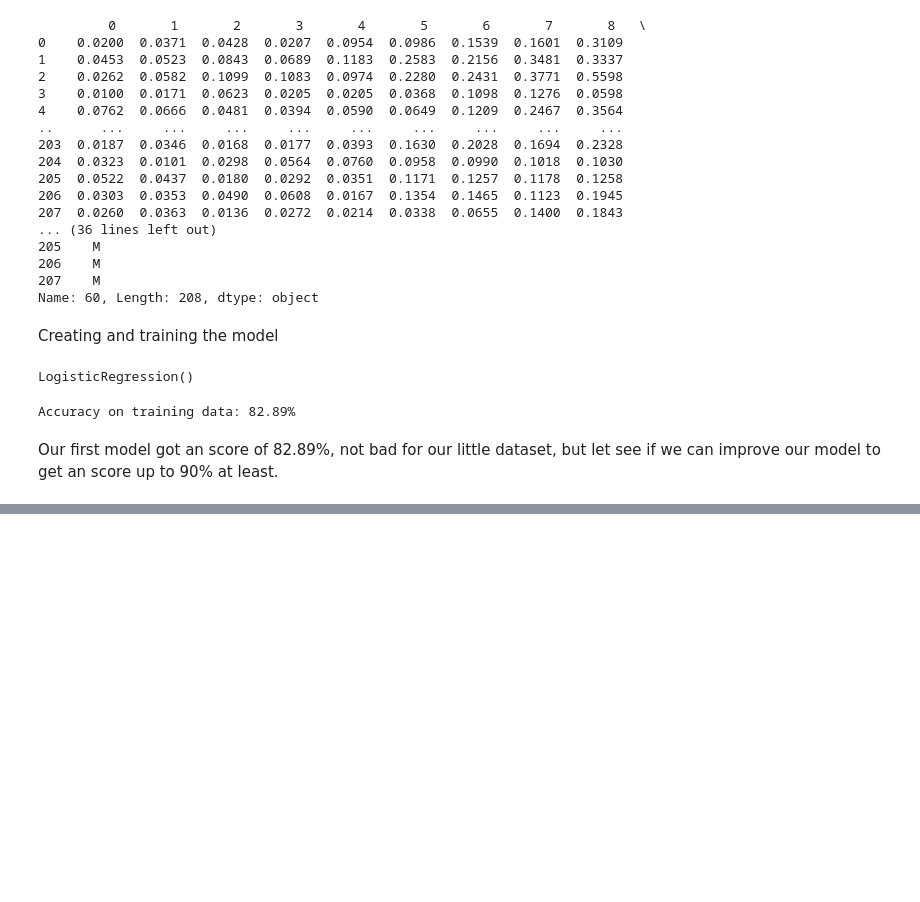
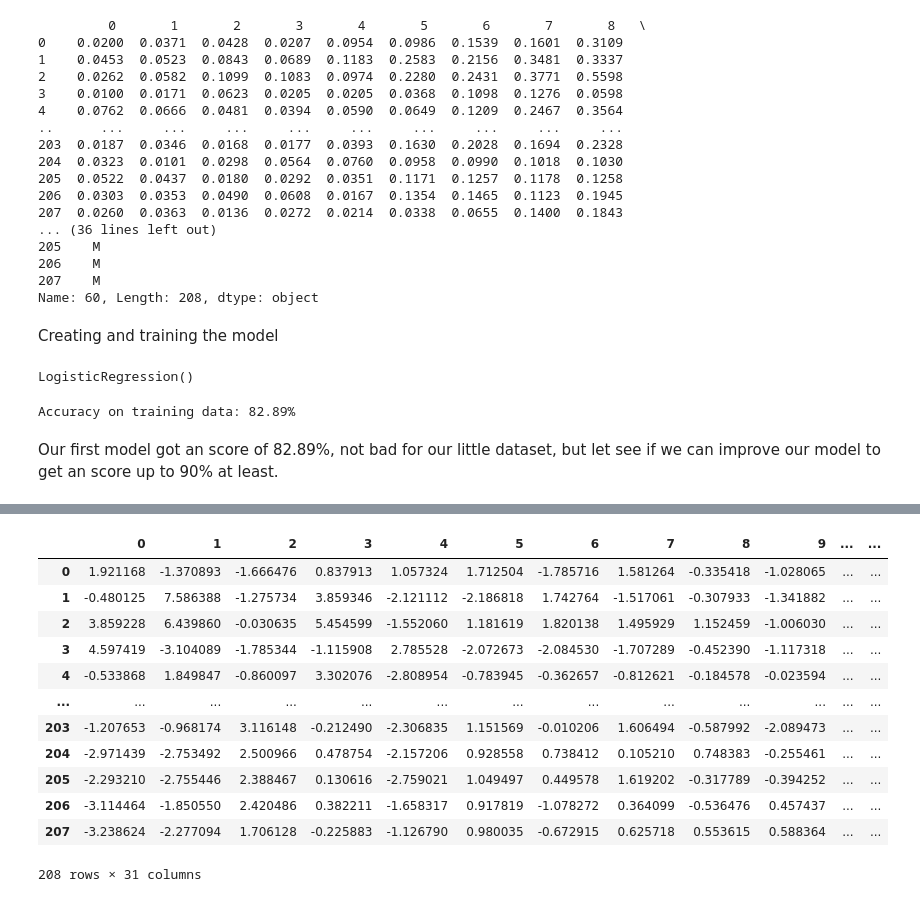
Before and after one commit to LaloDN/Submarine-sonar-prediction, a Jupyter notebook: Submarine_sonar_prediction.ipynb, the cells around one changed output, grey strips where cells are left out. Saved outputs shown, nothing was run; the diff lists cells and outputs as text; code cells hidden in the pictures; blank space fills up the shorter version.

```diff
--- a/Submarine_sonar_prediction.ipynb
+++ b/Submarine_sonar_prediction.ipynb
@@ -149,0 +200,17 @@ Our first model got an score of 82.89%, not bad for our little dataset, but let
+# %%
+new_X = pd.DataFrame.from_records(X_pca)
+new_dataframe = pd.concat([new_X, Y], axis=1)
+# %% [output]
+|  | 0 | 1 | 2 | 3 | 4 | 5 | 6 | 7 | 8 | 9 | ... | ... |
+| 0 | 1.921168 | -1.370893 | -1.666476 | 0.837913 | 1.057324 | 1.712504 | -1.785716 | 1.581264 | -0.335418 | -1.028065 | ... | ... |
+| 1 | -0.480125 | 7.586388 | -1.275734 | 3.859346 | -2.121112 | -2.186818 | 1.742764 | -1.517061 | -0.307933 | -1.341882 | ... | ... |
+| 2 | 3.859228 | 6.439860 | -0.030635 | 5.454599 | -1.552060 | 1.181619 | 1.820138 | 1.495929 | 1.152459 | -1.006030 | ... | ... |
+| 3 | 4.597419 | -3.104089 | -1.785344 | -1.115908 | 2.785528 | -2.072673 | -2.084530 | -1.707289 | -0.452390 | -1.117318 | ... | ... |
+| 4 | -0.533868 | 1.849847 | -0.860097 | 3.302076 | -2.808954 | -0.783945 | -0.362657 | -0.812621 | -0.184578 | -0.023594 | ... | ... |
+| ... | ... | ... | ... | ... | ... | ... | ... | ... | ... | ... | ... | ... |
+| 203 | -1.207653 | -0.968174 | 3.116148 | -0.212490 | -2.306835 | 1.151569 | -0.010206 | 1.606494 | -0.587992 | -2.089473 | ... | ... |
+| 204 | -2.971439 | -2.753492 | 2.500966 | 0.478754 | -2.157206 | 0.928558 | 0.738412 | 0.105210 | 0.748383 | -0.255461 | ... | ... |
+| 205 | -2.293210 | -2.755446 | 2.388467 | 0.130616 | -2.759021 | 1.049497 | 0.449578 | 1.619202 | -0.317789 | -0.394252 | ... | ... |
+| 206 | -3.114464 | -1.850550 | 2.420486 | 0.382211 | -1.658317 | 0.917819 | -1.078272 | 0.364099 | -0.536476 | 0.457437 | ... | ... |
+| 207 | -3.238624 | -2.277094 | 1.706128 | -0.225883 | -1.126790 | 0.980035 | -0.672915 | 0.625718 | 0.553615 | 0.588364 | ... | ... |
+208 rows × 31 columns
```
Also changed, not shown: parts of 8 cells of this notebook.
